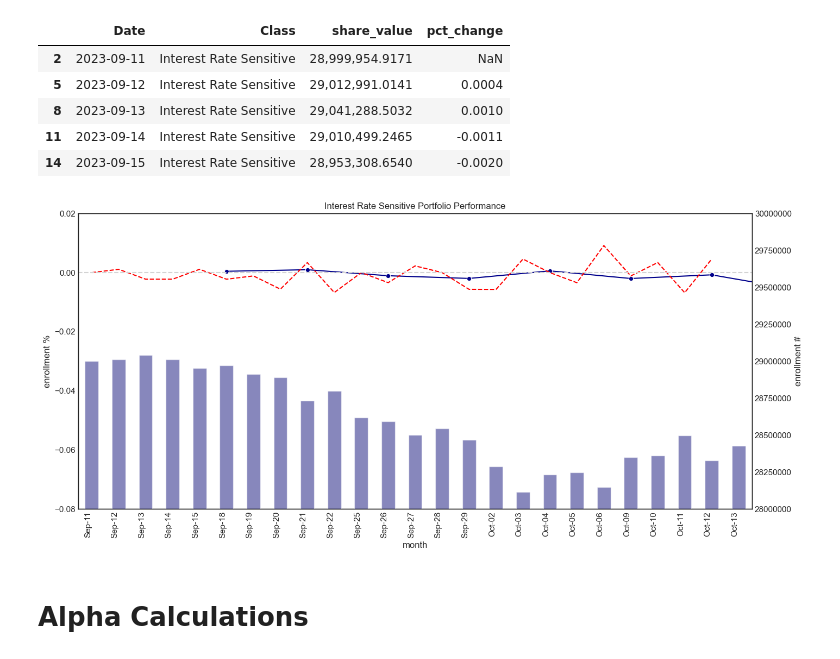
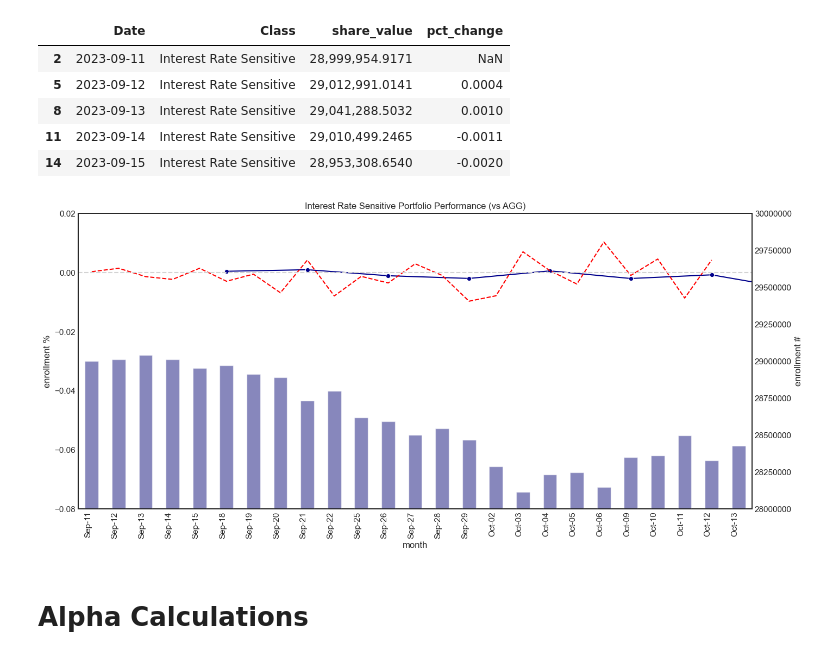
Before and after one commit to dsimband/DATA618, a Jupyter notebook: w7/DATA618_W7_Portfolio.ipynb, the cells around one changed output. Cells and saved outputs as stored; diff of their text form; code cells hidden in the pictures.

```diff
--- a/w7/DATA618_W7_Portfolio.ipynb
+++ b/w7/DATA618_W7_Portfolio.ipynb
@@ -77,3 +78,13 @@ def linreg(x,y):
 # Load Data
 # %% [markdown]
 ## Load Variables
+# %%
+var_lst = ['GSPCX']
+bench_df = pdr.get_data_yahoo(var_lst, start=purchase_date, end=end_date)['Close']
+#bench_df = round((bench_df.mean() / 100),4)
+bench_df = pd.DataFrame(bench_df)
+bench_df.columns = ['GSPCX']
+
+benchPercent_df = bench_df.pct_change()[1:]
+benchPercent_df.reset_index(inplace=True)
+benchPercent_df.head()
@@ -98,9 +117,9 @@ benchPercent_econ_df.head()
 # %%
-var_lst = ['FHNFX']
+var_lst = ['AGG']
 bench_df = pdr.get_data_yahoo(var_lst, start=purchase_date, end=end_date)['Close']
 #bench_df = round((bench_df.mean() / 100),4)
 bench_int_df = pd.DataFrame(bench_df)
-bench_int_df.columns = ['FHNFX']
+bench_int_df.columns = ['AGG']
 
 benchPercent_int_df = bench_int_df.pct_change()[1:]
 benchPercent_int_df.reset_index(inplace=True)
@@ -253,7 +272,7 @@ l_df:  (35, 3)
 # %%
 merge_df = m_df.merge(l_df, how='outer', left_on='Ticker', right_on='Ticker').merge(shares_df,how='outer' ,left_on='Ticker', right_on='Ticker')
 merge_df['share_value'] = merge_df['Price'] * merge_df['Shares']
-merge_df['perc_share_value'] = merge_df.groupby(['Ticker'])[['share_value']].pct_change()
+merge_df['pct_share_value'] = merge_df.groupby(['Ticker'])[['share_value']].pct_change()
 
 print('merge_df: ',merge_df.shape)
 # %% [output]
@@ -360,6 +364,6 @@ folioValue_df[folioValue_df['Date'] == purchase_date.strftime("%Y-%m-%d")]
 # %%
 #
-m1_df = folioValue_df.merge(benchPercent_econ_df, how='outer', left_on='Date', right_on='Date')
+m1_df = folioValue_df.merge(benchPercent_df, how='outer', left_on='Date', right_on='Date')
 #m1_df = m1_df.melt(id_vars=['Date'])
 m1_df
 # %% [output]
@@ -488,29 +638,29 @@ t_df.head()
 # %%
 fig, ax1 = plt.subplots(figsize=(16,8))
 sns.lineplot(data = t_df['pct_change'], marker='o' ,color='darkblue',sort=False, ax=ax1)
-sns.lineplot(data = benchPercent_int_df['FHNFX'], color='red' , linestyle="dashed" ,sort=False, ax=ax1)
+sns.lineplot(data = benchPercent_int_df['AGG'], color='red' , linestyle="dashed" ,sort=False, ax=ax1)
 plt.axhline(y=0, linestyle="dashed", color='lightgray')
 
 ax2 = ax1.twinx()
 #sns.barplot(data = m1_df, x='Date', y='share_value', alpha=0.5, ax=ax2, color='darkblue', width=.5)
 sns.barplot(data = t_df, x='Date', y='share_value',errorbar=None,alpha=0.5, ax=ax2, color='darkblue', width=.5)
 
 ax1.set_ylim(-.08, 0.02)
 ax2.set_ylim(28000000, 30000000)
 
 fig.autofmt_xdate()
 ax1.tick_params(axis='x', labelrotation=90)
 xticks = xticks = m1_df['Date'].tolist()
 ax2.set_xticklabels([pd.to_datetime(tm, unit='d').strftime('%b-%d') for tm in xticks])
 
 # annotations
-ax1.set_title('Interest Rate Sensitive Portfolio Performance')
+ax1.set_title('Interest Rate Sensitive Portfolio Performance (vs AGG)')
 ax1.set(xlabel='month', ylabel='enrollment %')
 ax2.set(ylabel='enrollment #')
 
 plt.show()
 # %% [output]
-[figure, old version]
+[figure, new version]
 # %% [markdown]
 # Alpha Calculations
 # %% [markdown]
```
Also changed, not shown: parts of 46 cells of this notebook, 1 other file.
